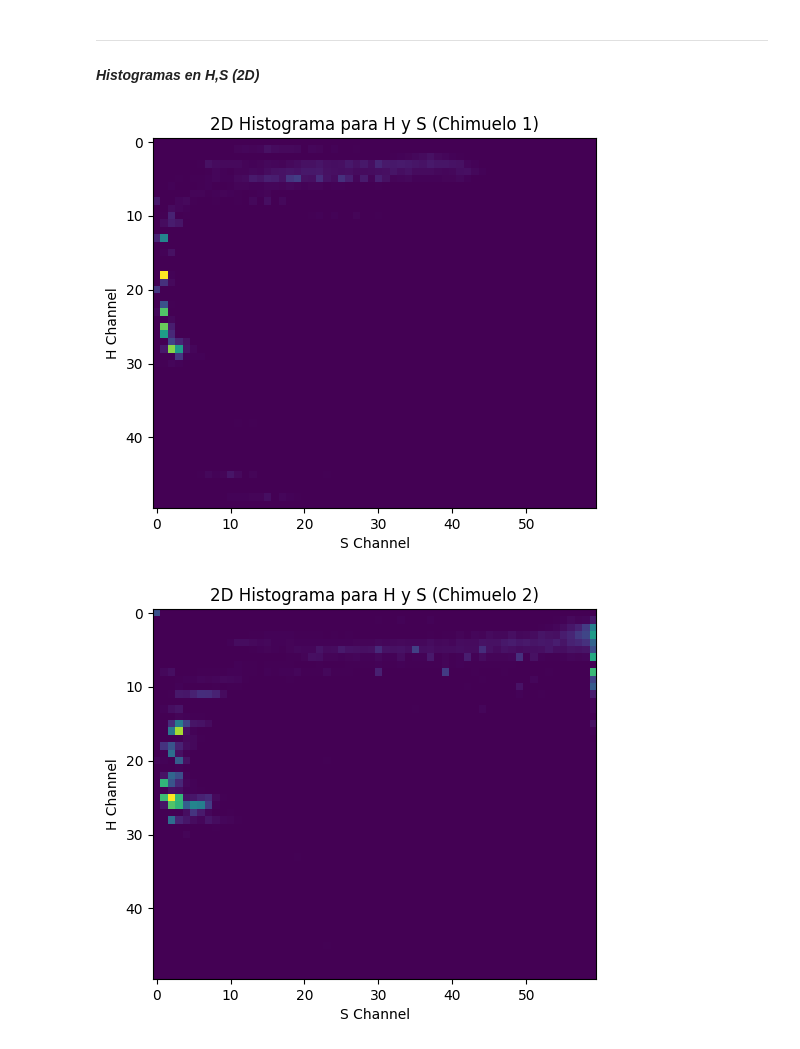
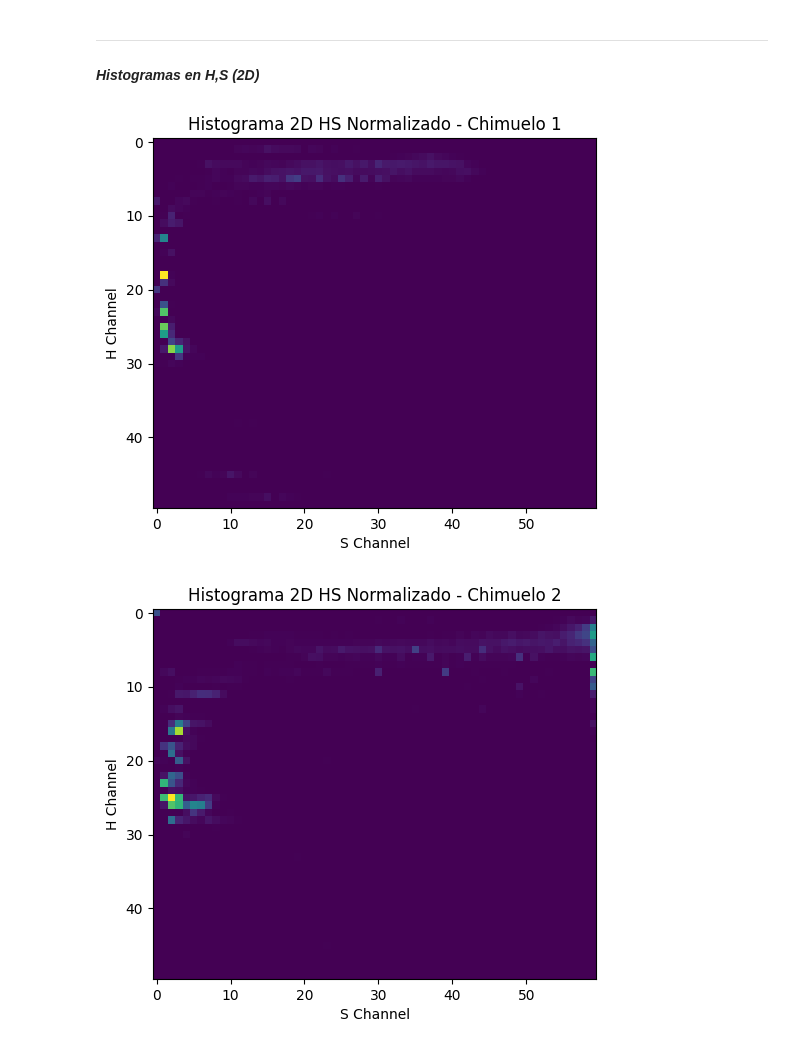
Before and after one commit to stefanoaragoni/computerVision_lista01, a Jupyter notebook: Lista01_Ejercicio2.ipynb, the cells around one changed output. Cells and saved outputs as stored; diff of their text form; code cells hidden in the pictures.

```diff
--- a/Lista01_Ejercicio2.ipynb
+++ b/Lista01_Ejercicio2.ipynb
@@ -234,27 +269,32 @@ plt.show()
 ___
 #### *Histogramas en H,S (2D)*
 # %%
-# Funcion para calcular histogramas 2D para los canales H y S y graficarlos
+# Función para calcular y graficar el histograma 2D HS normalizado
 def plot_2d_hist_h_s(image_hsv, title):
-    h_bins = 50  # Hue is from 0 to 179 in OpenCV
-    s_bins = 60  # Saturation is from 0 to 255
+    # Definir el número de bines para H y S
+    h_bins = 50
+    s_bins = 60
+    # Calcular el histograma 2D para los canales H y S
     hist = cv2.calcHist([image_hsv], [0, 1], None, [h_bins, s_bins], [0, 180, 0, 256])
-
-    # Histogramas normalizados
-    hist_normalized = cv2.normalize(hist, hist, alpha=0, beta=1, norm_type=cv2.NORM_MINMAX)
+    # Normalizar el histograma para que la suma de todos los bines sea 1
+    hist_normalized = hist / hist.sum()
+    # Graficar el histograma
     plt.imshow(hist_normalized, interpolation='nearest')
     plt.title(title)
     plt.xlabel('S Channel')
     plt.ylabel('H Channel')
     plt.show()
 
     return hist_normalized
 
-# Construir histogramas 2D para los canales H y S y graficarlos
-hist_2d_chimuelo1 = plot_2d_hist_h_s(chimuelo1_hsv, '2D Histograma para H y S (Chimuelo 1)')
-hist_2d_chimuelo2= plot_2d_hist_h_s(chimuelo2_hsv, '2D Histograma para H y S (Chimuelo 2)')
-hist_2d_gatito1 = plot_2d_hist_h_s(gatito1_hsv, '2D Histograma para H y S (Gatito 1)')
-hist_2d_gatito2 = plot_2d_hist_h_s(gatito2_hsv, '2D Histograma para H y S (Gatito 2)')
+# Calcular y graficar los histogramas 2D HS normalizados para cada imagen
+hist_2d_chimuelo1_normalized = plot_2d_hist_h_s(chimuelo1_hsv, 'Histograma 2D HS Normalizado - Chimuelo 1')
+hist_2d_chimuelo2_normalized = plot_2d_hist_h_s(chimuelo2_hsv, 'Histograma 2D HS Normalizado - Chimuelo 2')
+hist_2d_gatito1_normalized = plot_2d_hist_h_s(gatito1_hsv, 'Histograma 2D HS Normalizado - Gatito 1')
+hist_2d_gatito2_normalized = plot_2d_hist_h_s(gatito2_hsv, 'Histograma 2D HS Normalizado - Gatito 2')
+
+# Devolver los histogramas normalizados como datos, no como imágenes visualizadas
+hist_2d_chimuelo1_normalized, hist_2d_chimuelo2_normalized, hist_2d_gatito1_normalized, hist_2d_gatito2_normalized
 # %% [output]
-[figure, old version]
+[figure, new version]
-[figure, old version]
+[figure, new version]
```
Also changed, not shown: parts of 40 cells of this notebook.
